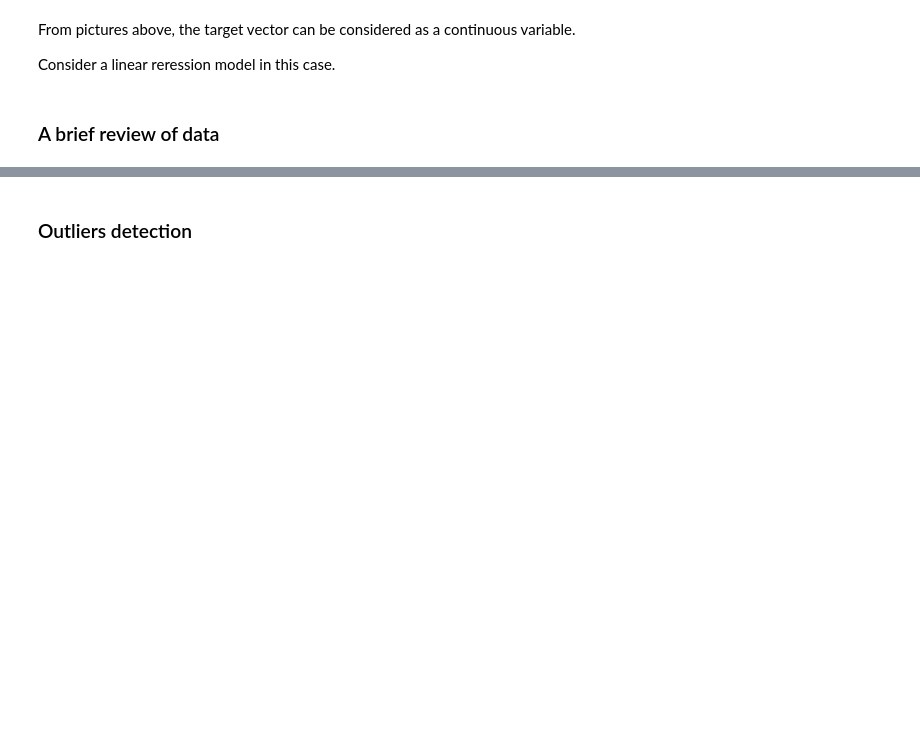
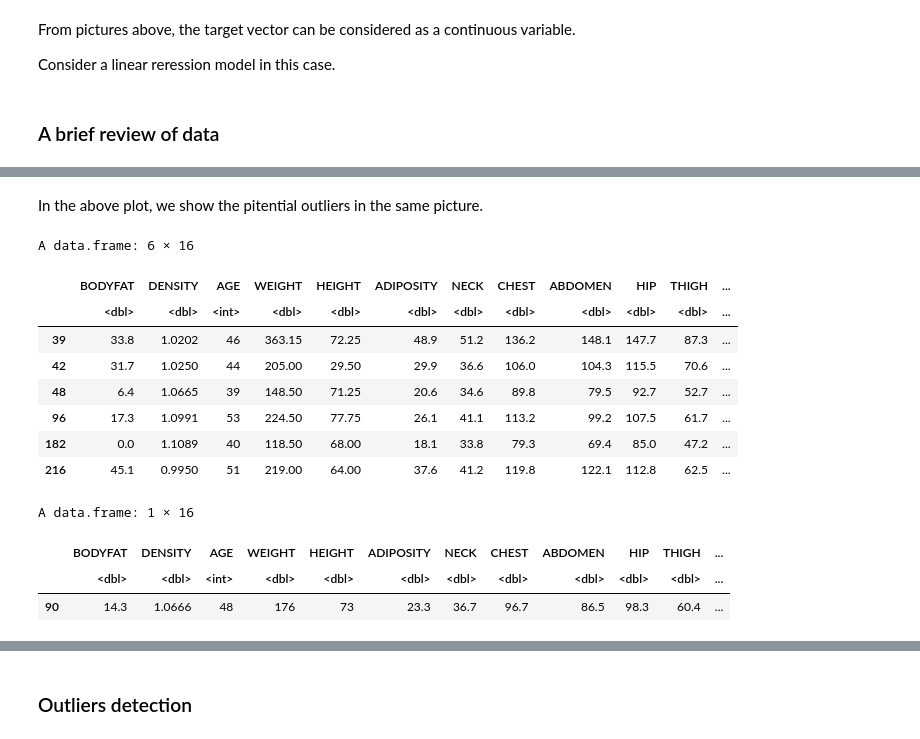
Before and after one commit to jwu424/628Module2, a Jupyter notebook: data cleaning.ipynb, the cells around one changed output, grey strips where cells are left out. Saved outputs shown, nothing was run; the diff lists cells and outputs as text; code cells hidden in the pictures; blank space fills up the shorter version.

```diff
--- a/data cleaning.ipynb
+++ b/data cleaning.ipynb
@@ -61,0 +60,20 @@ In the data cleaning process, data points with minimum BODYFAT or HEIGHT values
+# %% [markdown]
+In the above plot, we show the pitential outliers in the same picture.
+# %%
+data[index,]
+data[90,]
+data$BODYFAT[48] = 496/dens=data$DENSITY[48]-450
+# %% [output]
+A data.frame: 6 × 16
+|  | BODYFAT | DENSITY | AGE | WEIGHT | HEIGHT | ADIPOSITY | NECK | CHEST | ABDOMEN | HIP | THIGH | ... |
+|  | <dbl> | <dbl> | <int> | <dbl> | <dbl> | <dbl> | <dbl> | <dbl> | <dbl> | <dbl> | <dbl> | ... |
+| 39 | 33.8 | 1.0202 | 46 | 363.15 | 72.25 | 48.9 | 51.2 | 136.2 | 148.1 | 147.7 | 87.3 | ... |
+| 42 | 31.7 | 1.0250 | 44 | 205.00 | 29.50 | 29.9 | 36.6 | 106.0 | 104.3 | 115.5 | 70.6 | ... |
+| 48 | 6.4 | 1.0665 | 39 | 148.50 | 71.25 | 20.6 | 34.6 | 89.8 | 79.5 | 92.7 | 52.7 | ... |
+| 96 | 17.3 | 1.0991 | 53 | 224.50 | 77.75 | 26.1 | 41.1 | 113.2 | 99.2 | 107.5 | 61.7 | ... |
+| 182 | 0.0 | 1.1089 | 40 | 118.50 | 68.00 | 18.1 | 33.8 | 79.3 | 69.4 | 85.0 | 47.2 | ... |
+| 216 | 45.1 | 0.9950 | 51 | 219.00 | 64.00 | 37.6 | 41.2 | 119.8 | 122.1 | 112.8 | 62.5 | ... |
+A data.frame: 1 × 16
+|  | BODYFAT | DENSITY | AGE | WEIGHT | HEIGHT | ADIPOSITY | NECK | CHEST | ABDOMEN | HIP | THIGH | ... |
+|  | <dbl> | <dbl> | <int> | <dbl> | <dbl> | <dbl> | <dbl> | <dbl> | <dbl> | <dbl> | <dbl> | ... |
+| 90 | 14.3 | 1.0666 | 48 | 176 | 73 | 23.3 | 36.7 | 96.7 | 86.5 | 98.3 | 60.4 | ... |
```
Also changed, not shown: parts of 19 cells of this notebook.
